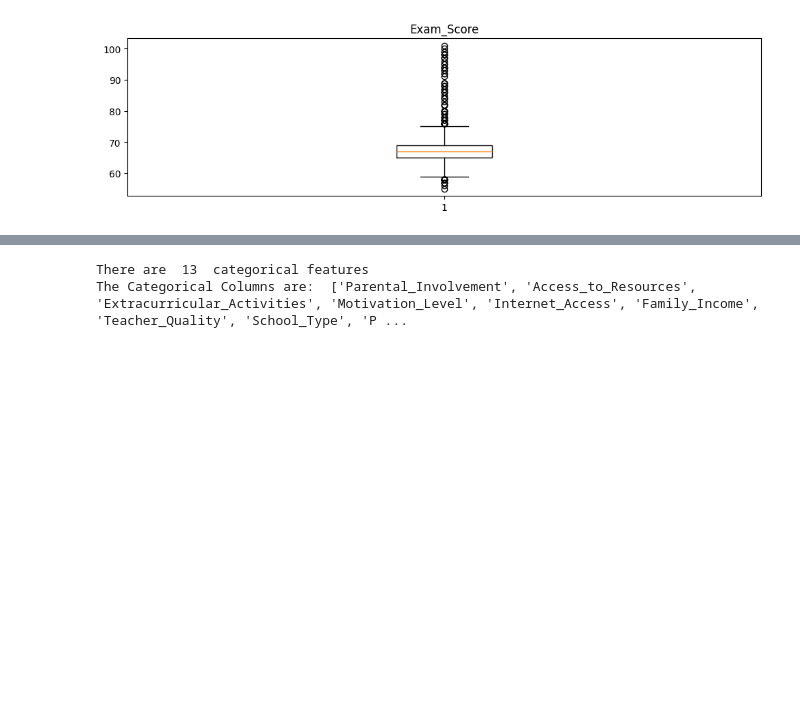
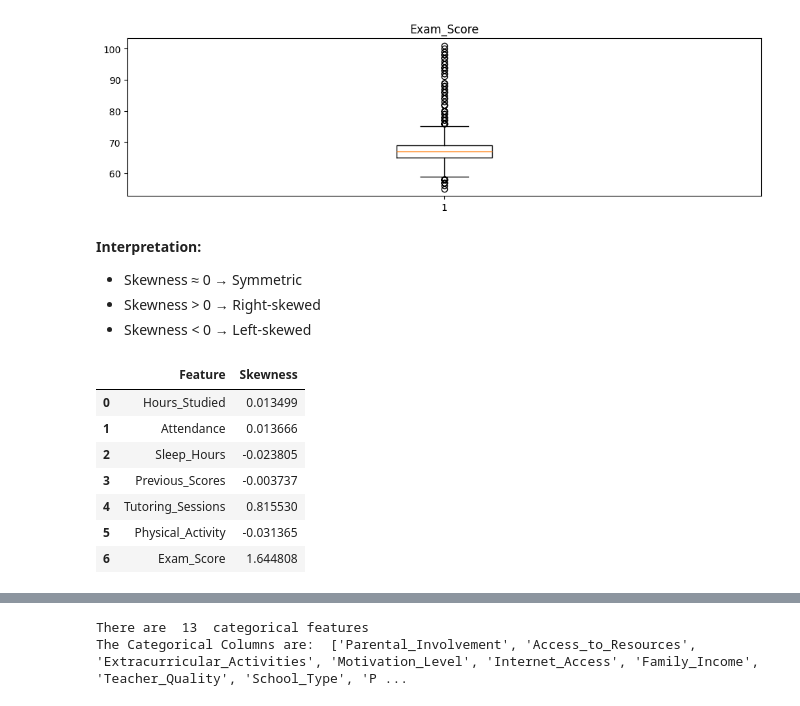
Before and after one commit to minSara02-FromTheStart/CSE303_Project_, a Jupyter notebook: StudentPerformanceFactors.ipynb, the cells around one changed output, grey strips where cells are left out. Cells and saved outputs as stored; diff of their text form; code cells hidden in the pictures; blank space fills up the shorter version.

```diff
--- a/StudentPerformanceFactors.ipynb
+++ b/StudentPerformanceFactors.ipynb
@@ -101,3 +145,26 @@ for col in num_cols:
 [figure]
 [figure]
 [figure]
+# %% [markdown]
+**Interpretation:**
+- Skewness ≈ 0 → Symmetric
+- Skewness > 0 → Right-skewed
+- Skewness < 0 → Left-skewed
+# %%
+skewness = df[num_cols].skew()
+
+skewness_df = pd.DataFrame({
+    "Feature": skewness.index,
+    "Skewness": skewness.values
+})
+
+skewness_df
+# %% [output]
+|  | Feature | Skewness |
+| 0 | Hours_Studied | 0.013499 |
+| 1 | Attendance | 0.013666 |
+| 2 | Sleep_Hours | -0.023805 |
+| 3 | Previous_Scores | -0.003737 |
+| 4 | Tutoring_Sessions | 0.815530 |
+| 5 | Physical_Activity | -0.031365 |
+| 6 | Exam_Score | 1.644808 |
```
Also changed, not shown: parts of 11 cells of this notebook.
